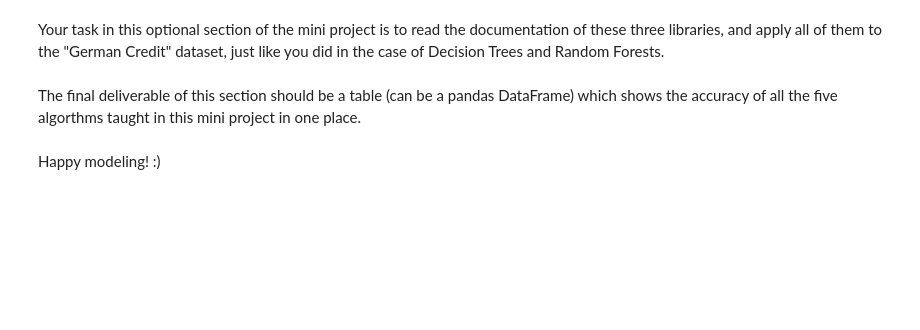
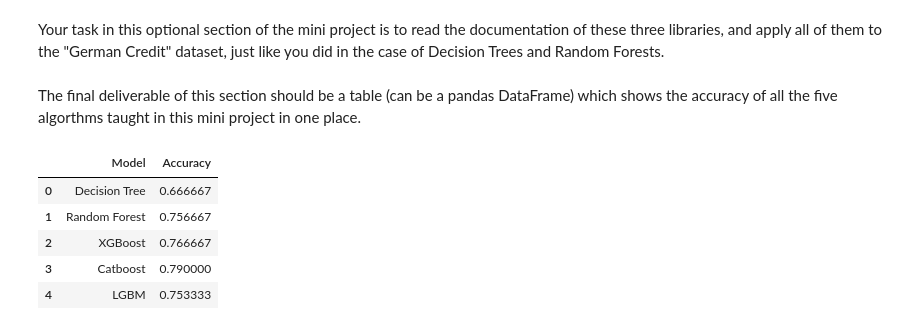
Before and after one commit to FPang95/ML_Projects, a Jupyter notebook: mec-13.5.1-tree-based-algorithms-mini-project/Mini_Project_Tree-Based_Algorithms.ipynb, the cells around one changed output. Saved outputs shown, nothing was run; the diff lists cells and outputs as text; code cells hidden in the pictures; blank space fills up the shorter version.

```diff
--- a/mec-13.5.1-tree-based-algorithms-mini-project/Mini_Project_Tree-Based_Algorithms.ipynb
+++ b/mec-13.5.1-tree-based-algorithms-mini-project/Mini_Project_Tree-Based_Algorithms.ipynb
@@ -243,0 +254,4 @@ import lightgbm
+# %%
+xgb_clf = XGBClassifier(eta=0.2,max_depth=2)
+xgb_clf.fit(X_train, y_train)
+print(classification_report(xgb_clf.predict(X_test), y_test,target_names=["Bad","Good"]))
@@ -243,0 +268,4 @@ import lightgbm
+# %%
+cat_clf = CatBoostClassifier()
+cat_clf.fit(X_train, y_train)
+print(classification_report(cat_clf.predict(X_test), y_test,target_names=["Bad","Good"]))
@@ -243,0 +290,7 @@ import lightgbm
+# %%
+parameters = {'learning_rate':[0.001,0.01,0.1,0.2,0.3],
+              'max_depth':[2,4,6,8,10,12,None]}
+
+best = GridSearchCV(LGBMClassifier(),param_grid=parameters)
+best.fit(X_train, y_train)
+best.best_params_
@@ -243,0 +299,4 @@ import lightgbm
+# %%
+lgbm_clf = LGBMClassifier(learning_rate=0.01,max_depth=12)
+lgbm_clf.fit(X_train, y_train)
+print(classification_report(lgbm_clf.predict(X_test), y_test,target_names=["Bad","Good"]))
@@ -245,5 +313,18 @@ import lightgbm
 Your task in this optional section of the mini project is to read the documentation of these three libraries, and apply all of them to the "German Credit" dataset, just like you did in the case of Decision Trees and Random Forests.
 # %% [markdown]
 The final deliverable of this section should be a table (can be a pandas DataFrame) which shows the accuracy of all the five algorthms taught in this mini project in one place.
-# %% [markdown]
-Happy modeling! :)
+# %%
+from sklearn.metrics import accuracy_score
+df_score = pd.DataFrame([['Decision Tree',accuracy_score(y_test,tree_clf.predict(X_test))],
+                         ['Random Forest',accuracy_score(y_test,rf_clf.predict(X_test))],
+                         ['XGBoost',accuracy_score(y_test,xgb_clf.predict(X_test))],
+                         ['Catboost',accuracy_score(y_test,cat_clf.predict(X_test))],
+                         ['LGBM',accuracy_score(y_test,lgbm_clf.predict(X_test))]],columns=['Model','Accuracy'])
+df_score
+# %% [output]
+|  | Model | Accuracy |
+| 0 | Decision Tree | 0.666667 |
+| 1 | Random Forest | 0.756667 |
+| 2 | XGBoost | 0.766667 |
+| 3 | Catboost | 0.790000 |
+| 4 | LGBM | 0.753333 |
```
Also changed, not shown: parts of 11 cells of this notebook.
